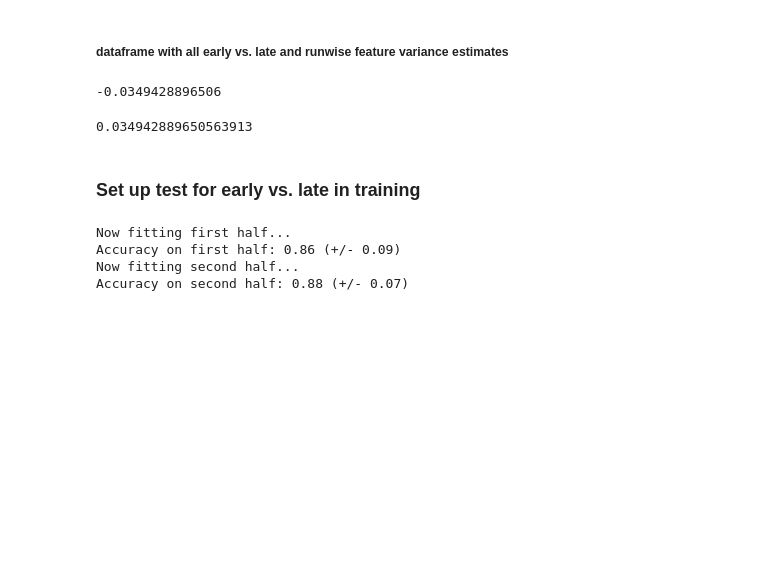
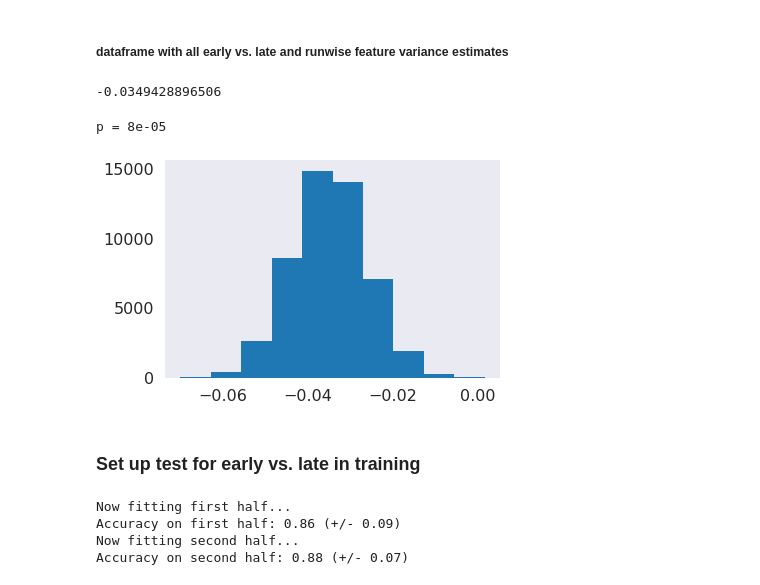
Before and after one commit to judithfan/sketchfeat, a Jupyter notebook: sketches/sketch_feature_analysis_Judy.ipynb, the cells around one changed output. Saved outputs shown, nothing was run; the diff lists cells and outputs as text; code cells hidden in the pictures; blank space fills up the shorter version.

```diff
--- a/sketches/sketch_feature_analysis_Judy.ipynb
+++ b/sketches/sketch_feature_analysis_Judy.ipynb
@@ -755,19 +769,12 @@ V = V.assign(o_diff=pd.Series(o_diff).values)
 print np.mean(V.o_diff)
 # %% [output]
 -0.0349428896506
-# %%
-def bootstrap(w,nIter=50000):
-    boot_sp = []
-    for i in np.arange(nIter):
-        boot_sp.append(np.mean(np.random.choice(w,len(w),replace=True)))
-    boot_sp = np.array(boot_sp)
-    print 'p = ' + str(sum(boot_sp<0)/len(boot_sp)*2)
-    return boot_sp
-# %% [output]
-0.034942889650563913
 # %%
-bootmean = bootstrap(V.o_diff.values)
+bootmean = bootstrap_gt0(V.o_diff.values)
 h = plt.hist(bootmean)
+# %% [output]
+p = 8e-05
+[figure, added]
 # %% [markdown]
 ### Set up test for early vs. late in training
 # %%
```
Also changed, not shown: parts of 13 cells of this notebook.
